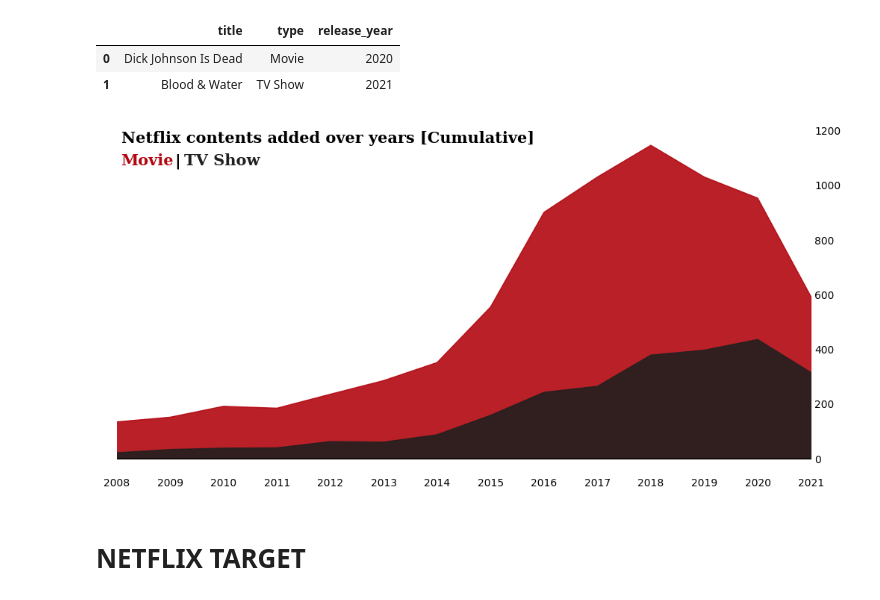
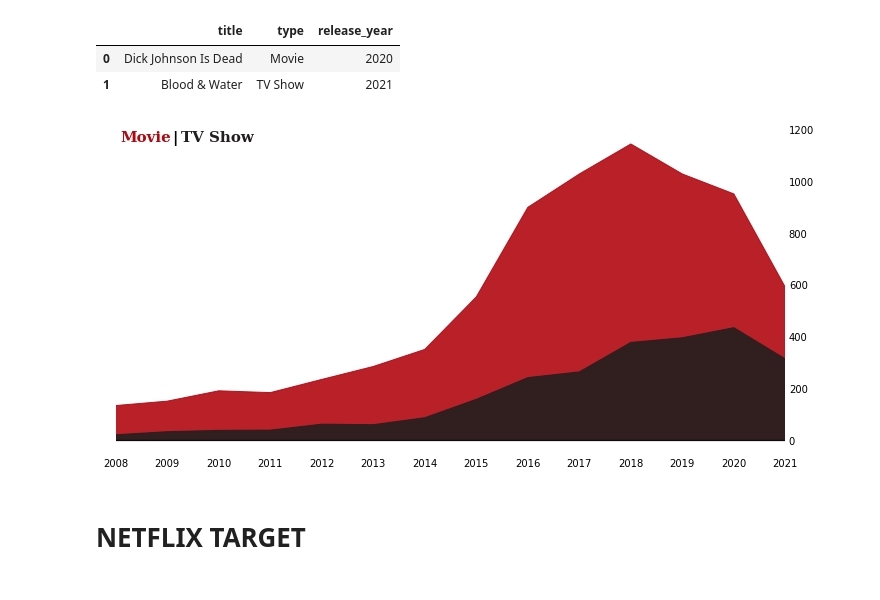
Before and after one commit to MarcoSorrenti/DataVisualization, a Jupyter notebook: netflix_analysis/src/data/netflix_data_visualization.ipynb, the cells around one changed output. Saved outputs shown, nothing was run; the diff lists cells and outputs as text; code cells hidden in the pictures.

```diff
--- a/netflix_analysis/src/data/netflix_data_visualization.ipynb
+++ b/netflix_analysis/src/data/netflix_data_visualization.ipynb
@@ -64,39 +61,35 @@ netflix_years.head(2)
 # %%
 data_sub = netflix_years.groupby('type')['release_year'].value_counts().unstack().fillna(0).loc[['TV Show','Movie']].cumsum(axis=0).T
 
 fig, ax = plt.subplots(1, 1, figsize=(12, 6))
 color = ["#b20710", "#221f1f"]
 
 for i, mtv in enumerate(netflix_years['type'].value_counts().index):
     mtv_rel = data_sub[mtv]
     ax.fill_between(mtv_rel.index, 0, mtv_rel, color=color[i], label=mtv,alpha=0.9)
 
 ax.yaxis.tick_right()
 
 ax.axhline(y = 0, color = 'black', linewidth = 1.3, alpha = .7)
 
-#ax.set_ylim(0, 50)
-#ax.legend(loc='upper left')
 for s in ['top', 'right','bottom','left']:
     ax.spines[s].set_visible(False)
 
 ax.grid(False)
 
 ax.set_xlim(2008,2021)
 plt.xticks(np.arange(2008, 2022, 1))
 
-fig.text(0.13, 0.85, 'Netflix contents added over years [Cumulative]', fontsize=15, fontweight='bold', fontfamily='serif')
-
-fig.text(0.13,0.8,"Movie", fontweight="bold", fontfamily='serif', fontsize=15, color='#b20710')
-fig.text(0.19,0.8,"|", fontweight="bold", fontfamily='serif', fontsize=15, color='black')
-fig.text(0.2,0.8,"TV Show", fontweight="bold", fontfamily='serif', fontsize=15, color='#221f1f')
+fig.text(0.13,0.85,"Movie", fontweight="bold", fontfamily='serif', fontsize=15, color='#b20710')
+fig.text(0.19,0.85,"|", fontweight="bold", fontfamily='serif', fontsize=15, color='black')
+fig.text(0.2,0.85,"TV Show", fontweight="bold", fontfamily='serif', fontsize=15, color='#221f1f')
 
 ax.tick_params(axis=u'both', which=u'both',length=0)
 
 plt.savefig('../Dashboard/Components/data/netflix_content_added_over_years_cumulative.png')
 plt.show()
 # %% [output]
-[figure, old version]
+[figure, new version]
 # %% [markdown]
 # NETFLIX TARGET
 # %%
```
Also changed, not shown: parts of 6 cells of this notebook, 13 other files.
